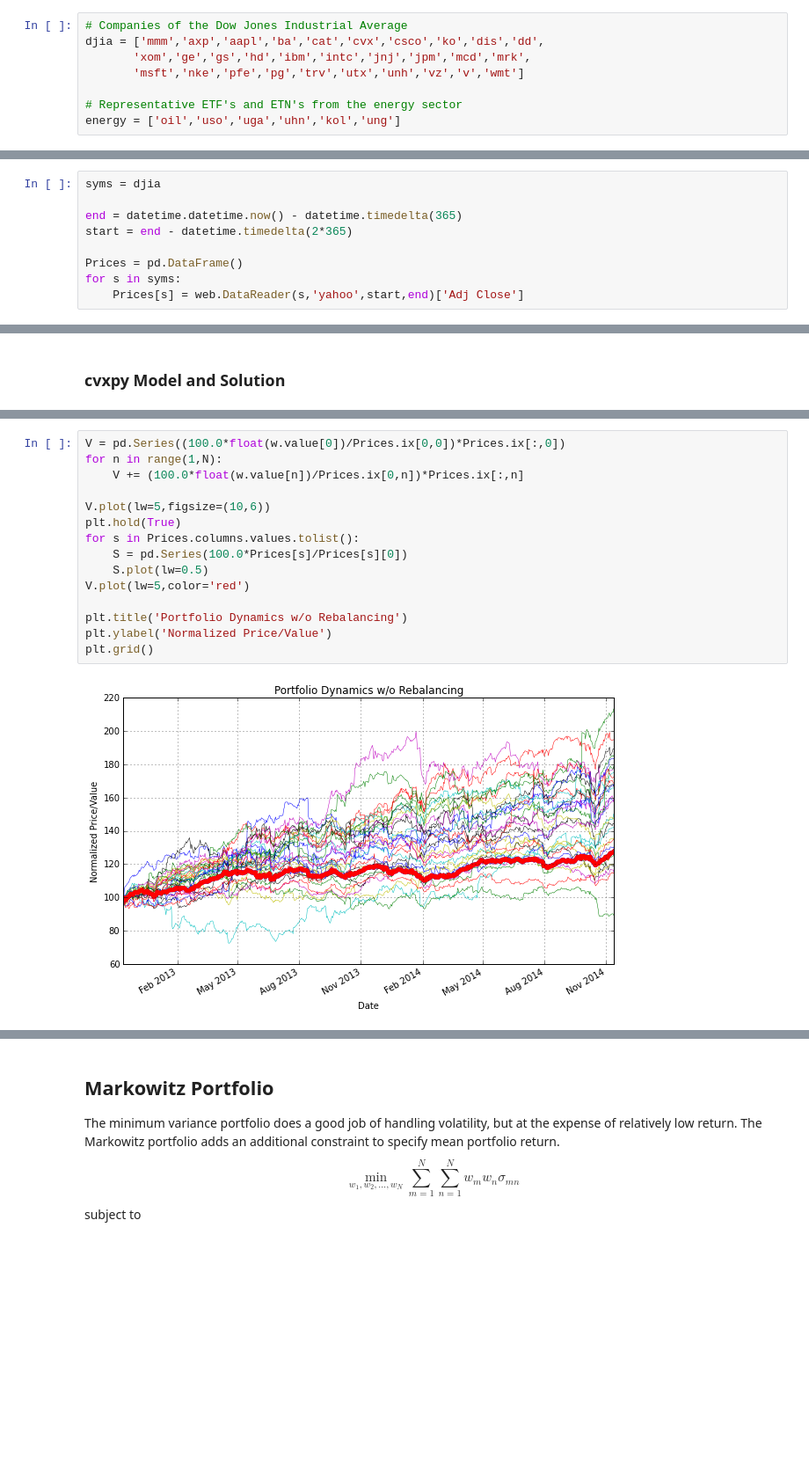
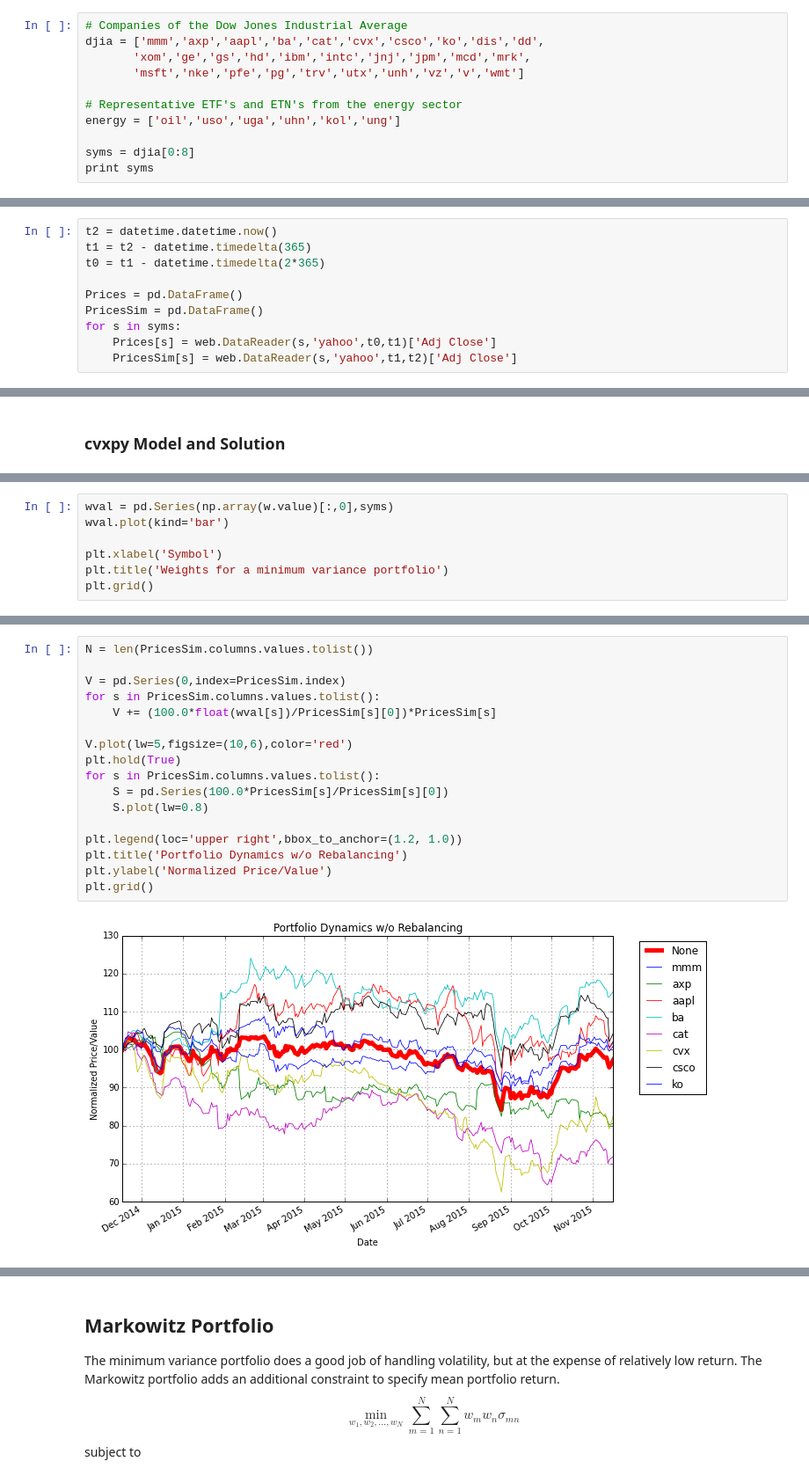
Before and after one commit to jckantor/CBE40455, a Jupyter notebook: notebooks/Portfolio Optimization.ipynb, the cells around one changed output, grey strips where cells are left out. Shown at 88% size. Drawn from its saved outputs; the diff is of its cells as text; blank space fills up the shorter version.

```diff
--- a/notebooks/Portfolio Optimization.ipynb
+++ b/notebooks/Portfolio Optimization.ipynb
@@ -47,3 +47,6 @@ djia = ['mmm','axp','aapl','ba','cat','cvx','csco','ko','dis','dd',
 
 # Representative ETF's and ETN's from the energy sector
 energy = ['oil','uso','uga','uhn','kol','ung']
+
+syms = djia[0:8]
+print syms
@@ -52,12 +57,13 @@ Select a group of trading symbols and load historical data.
 # %%
-syms = djia
-
-end = datetime.datetime.now() - datetime.timedelta(365)
-start = end - datetime.timedelta(2*365)
+t2 = datetime.datetime.now()
+t1 = t2 - datetime.timedelta(365)
+t0 = t1 - datetime.timedelta(2*365)
 
 Prices = pd.DataFrame()
+PricesSim = pd.DataFrame()
 for s in syms:
-    Prices[s] = web.DataReader(s,'yahoo',start,end)['Adj Close']
+    Prices[s] = web.DataReader(s,'yahoo',t0,t1)['Adj Close']
+    PricesSim[s] = web.DataReader(s,'yahoo',t1,t2)['Adj Close']
 # %% [markdown]
 ## Plot Price and Returns Data
 # %%
@@ -257,0 +256,7 @@ plt.grid()
+# %%
+wval = pd.Series(np.array(w.value)[:,0],syms)
+wval.plot(kind='bar')
+
+plt.xlabel('Symbol')
+plt.title('Weights for a minimum variance portfolio')
+plt.grid()
@@ -260,20 +267,22 @@ plt.grid()
 # %%
-V = pd.Series((100.0*float(w.value[0])/Prices.ix[0,0])*Prices.ix[:,0])
-for n in range(1,N):
-    V += (100.0*float(w.value[n])/Prices.ix[0,n])*Prices.ix[:,n]
+N = len(PricesSim.columns.values.tolist())
 
-V.plot(lw=5,figsize=(10,6))
+V = pd.Series(0,index=PricesSim.index)
+for s in PricesSim.columns.values.tolist():
+    V += (100.0*float(wval[s])/PricesSim[s][0])*PricesSim[s]
+
+V.plot(lw=5,figsize=(10,6),color='red')
 plt.hold(True)
-for s in Prices.columns.values.tolist():
-    S = pd.Series(100.0*Prices[s]/Prices[s][0])
-    S.plot(lw=0.5)
-V.plot(lw=5,color='red')
+for s in PricesSim.columns.values.tolist():
+    S = pd.Series(100.0*PricesSim[s]/PricesSim[s][0])
+    S.plot(lw=0.8)
 
+plt.legend(loc='upper right',bbox_to_anchor=(1.2, 1.0))
 plt.title('Portfolio Dynamics w/o Rebalancing')
 plt.ylabel('Normalized Price/Value')
 plt.grid()
 # %% [output]
-[figure, old version]
+[figure, new version]
 # %%
 plt.figure(figsize=(12,8))
 for s in Returns.columns.values.tolist():
```
Also changed, not shown: parts of 23 cells of this notebook, 3 other files.
